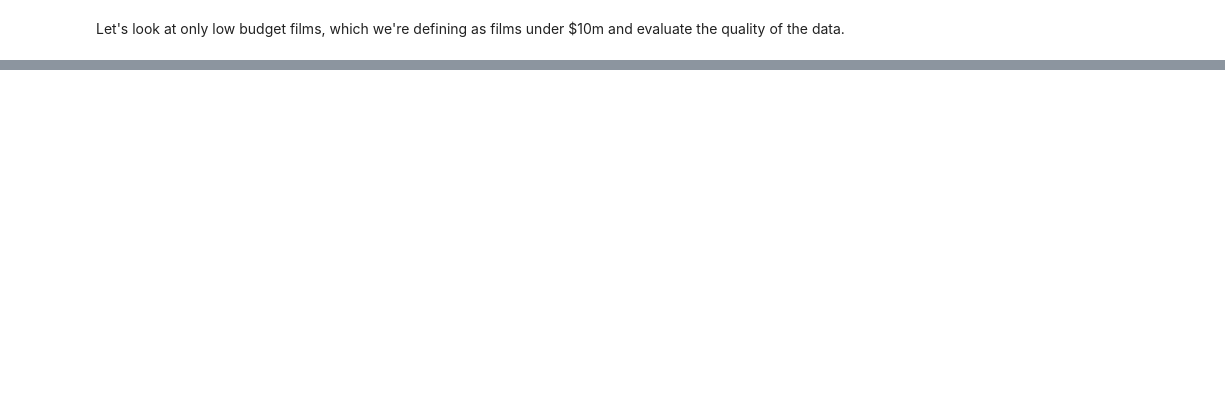
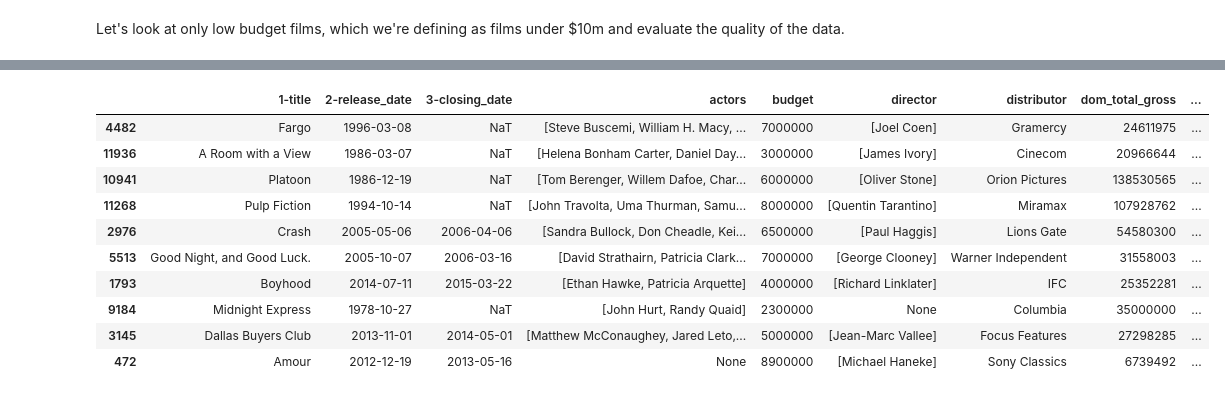
Before and after one commit to dianalam/movie-predictor, a Jupyter notebook: luther-analysis.ipynb, the cells around one changed output, grey strips where cells are left out. Cells and saved outputs as stored; diff of their text form; code cells hidden in the pictures; blank space fills up the shorter version.

```diff
--- a/luther-analysis.ipynb
+++ b/luther-analysis.ipynb
@@ -104,0 +191,15 @@ Looks like there are 469 total movies in our low budget films dataset.
+# %%
+# top 10 movies by oscar nominations
+low_budget.sort_values(by='oscar_noms', ascending=False).head(10)
+# %% [output]
+|  | 1-title | 2-release_date | 3-closing_date | actors | budget | director | distributor | dom_total_gross | ... |
+| 4482 | Fargo | 1996-03-08 | NaT | [Steve Buscemi, William H. Macy, ... | 7000000 | [Joel Coen] | Gramercy | 24611975 | ... |
+| 11936 | A Room with a View | 1986-03-07 | NaT | [Helena Bonham Carter, Daniel Day... | 3000000 | [James Ivory] | Cinecom | 20966644 | ... |
+| 10941 | Platoon | 1986-12-19 | NaT | [Tom Berenger, Willem Dafoe, Char... | 6000000 | [Oliver Stone] | Orion Pictures | 138530565 | ... |
+| 11268 | Pulp Fiction | 1994-10-14 | NaT | [John Travolta, Uma Thurman, Samu... | 8000000 | [Quentin Tarantino] | Miramax | 107928762 | ... |
+| 2976 | Crash | 2005-05-06 | 2006-04-06 | [Sandra Bullock, Don Cheadle, Kei... | 6500000 | [Paul Haggis] | Lions Gate | 54580300 | ... |
+| 5513 | Good Night, and Good Luck. | 2005-10-07 | 2006-03-16 | [David Strathairn, Patricia Clark... | 7000000 | [George Clooney] | Warner Independent | 31558003 | ... |
+| 1793 | Boyhood | 2014-07-11 | 2015-03-22 | [Ethan Hawke, Patricia Arquette] | 4000000 | [Richard Linklater] | IFC | 25352281 | ... |
+| 9184 | Midnight Express | 1978-10-27 | NaT | [John Hurt, Randy Quaid] | 2300000 | None | Columbia | 35000000 | ... |
+| 3145 | Dallas Buyers Club | 2013-11-01 | 2014-05-01 | [Matthew McConaughey, Jared Leto,... | 5000000 | [Jean-Marc Vallee] | Focus Features | 27298285 | ... |
+| 472 | Amour | 2012-12-19 | 2013-05-16 | None | 8900000 | [Michael Haneke] | Sony Classics | 6739492 | ... |
```
Also changed, not shown: parts of 24 cells of this notebook, 5 other files.
